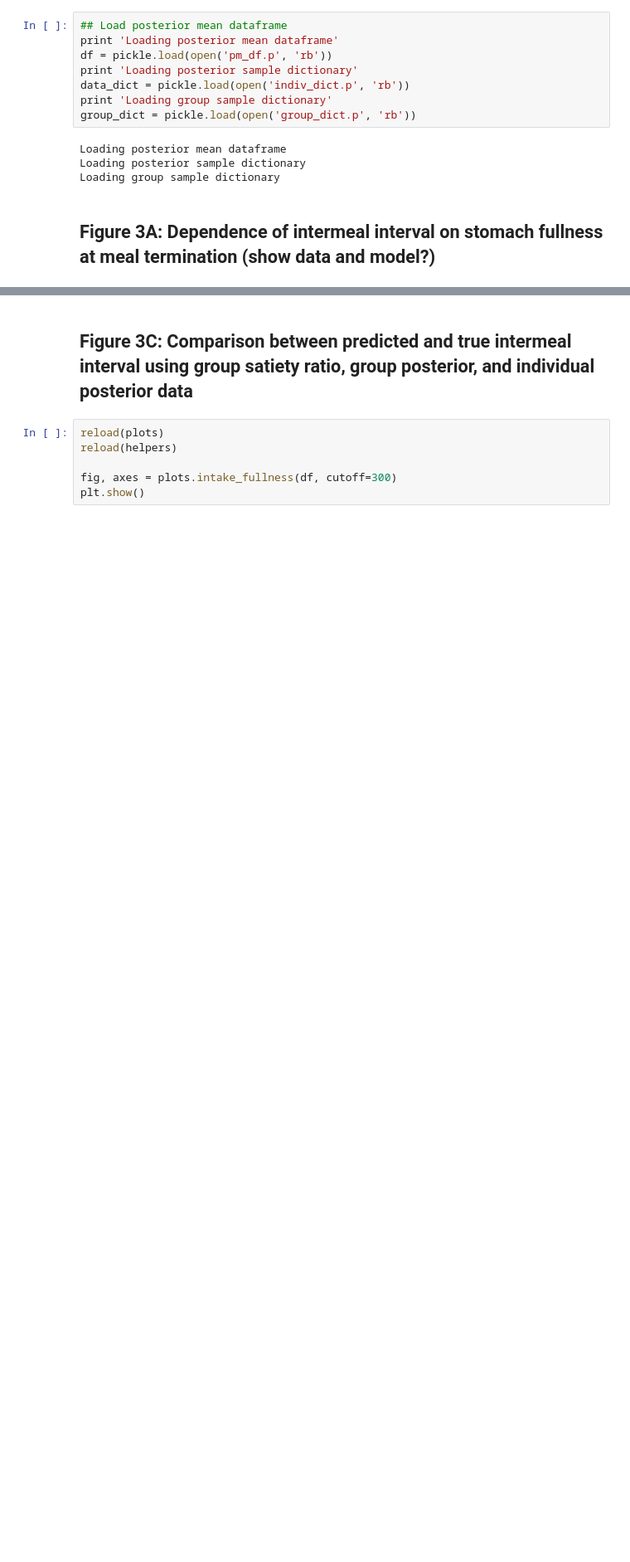
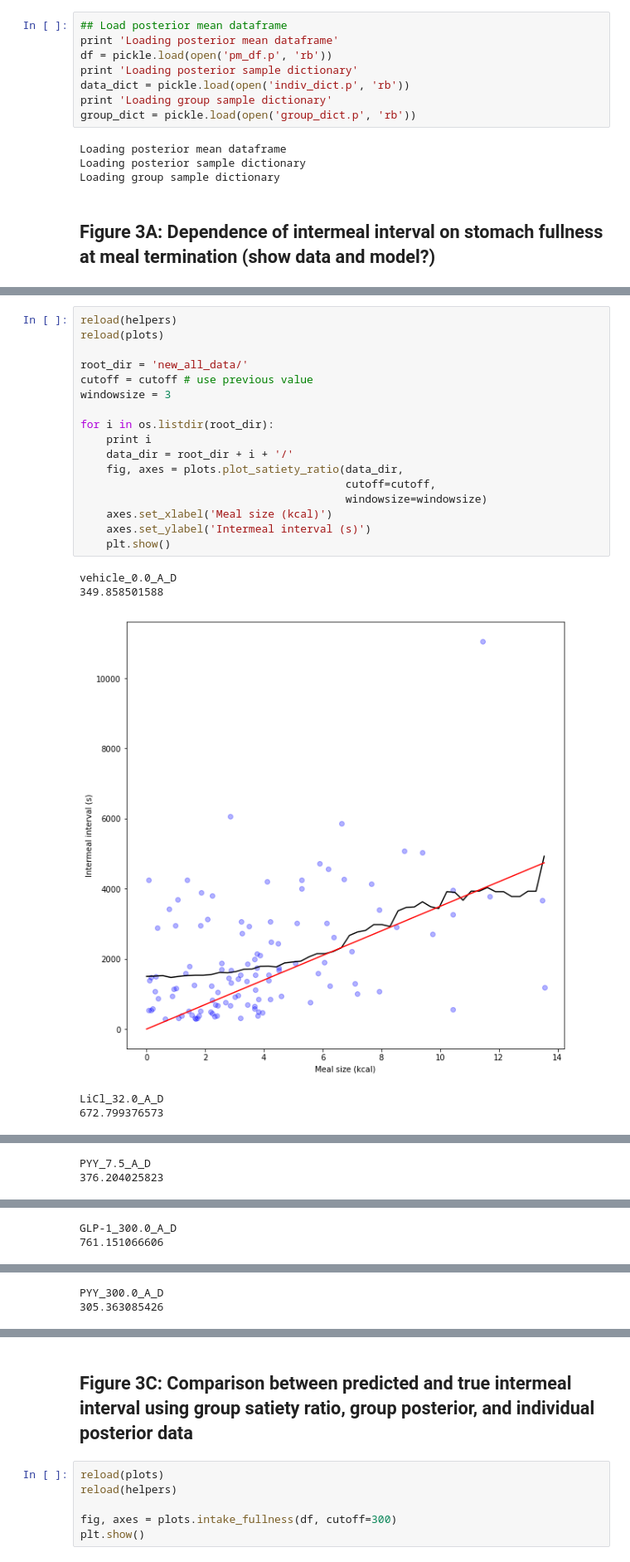
Before and after one commit to tomMcGrath/bayesian_feeding, a Jupyter notebook: Figure3.ipynb, the cells around one changed output, grey strips where cells are left out. Shown at 83% size. Saved outputs shown, nothing was run; the diff lists cells and outputs as text; blank space fills up the shorter version.

```diff
--- a/Figure3.ipynb
+++ b/Figure3.ipynb
@@ -62,0 +74,23 @@ plt.show()
+# %%
+reload(helpers)
+reload(plots)
+
+root_dir = 'new_all_data/'
+cutoff = cutoff # use previous value
+windowsize = 3
+
+for i in os.listdir(root_dir):
+    print i
+    data_dir = root_dir + i + '/'
+    fig, axes = plots.plot_satiety_ratio(data_dir,
+                                         cutoff=cutoff,
+                                         windowsize=windowsize)
+    axes.set_xlabel('Meal size (kcal)')
+    axes.set_ylabel('Intermeal interval (s)')
+    plt.show()
+# %% [output]
+vehicle_0.0_A_D
+349.858501588
+[figure, added]
+LiCl_32.0_A_D
+672.799376573
@@ -62,0 +98,2 @@ plt.show()
+PYY_7.5_A_D
+376.204025823
@@ -62,0 +101,2 @@ plt.show()
+GLP-1_300.0_A_D
+761.151066606
@@ -62,0 +104,2 @@ plt.show()
+PYY_300.0_A_D
+305.363085426
```
Also changed, not shown: parts of 8 cells of this notebook, 4 other files.
